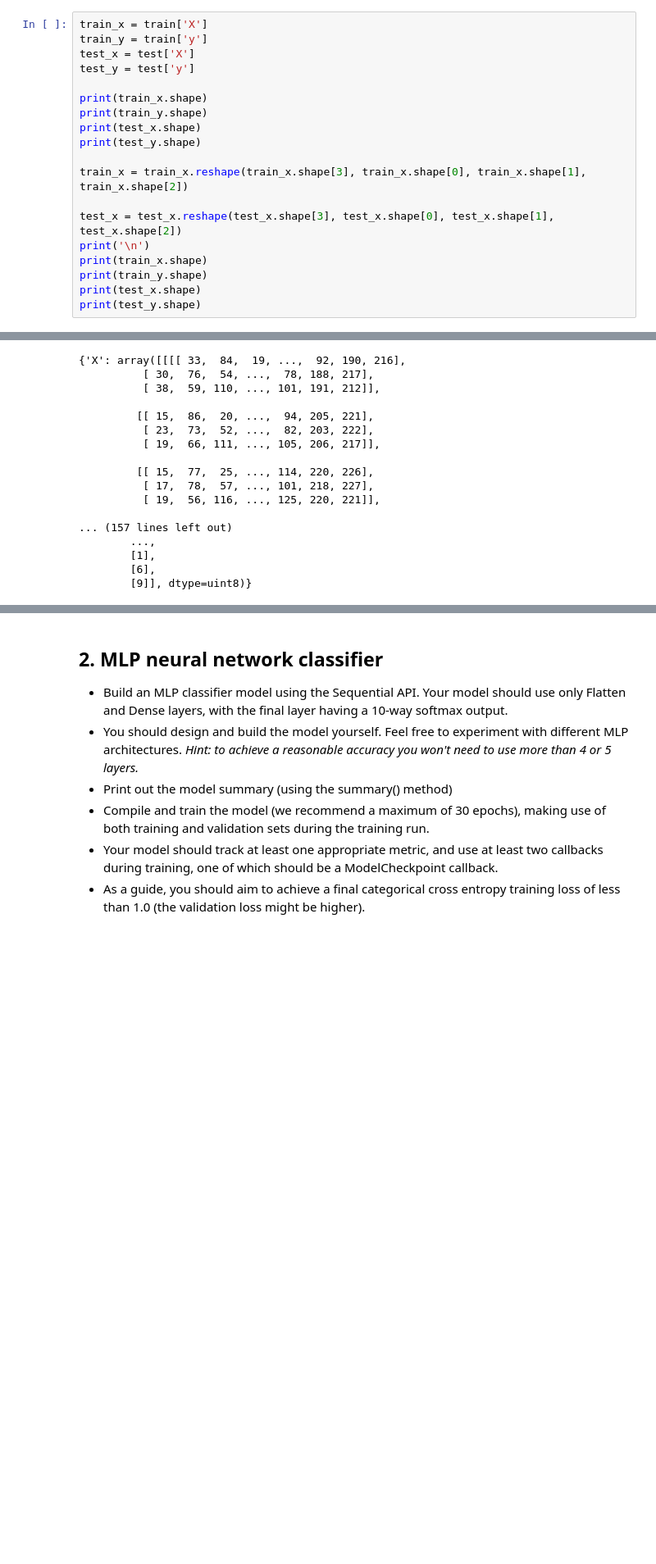
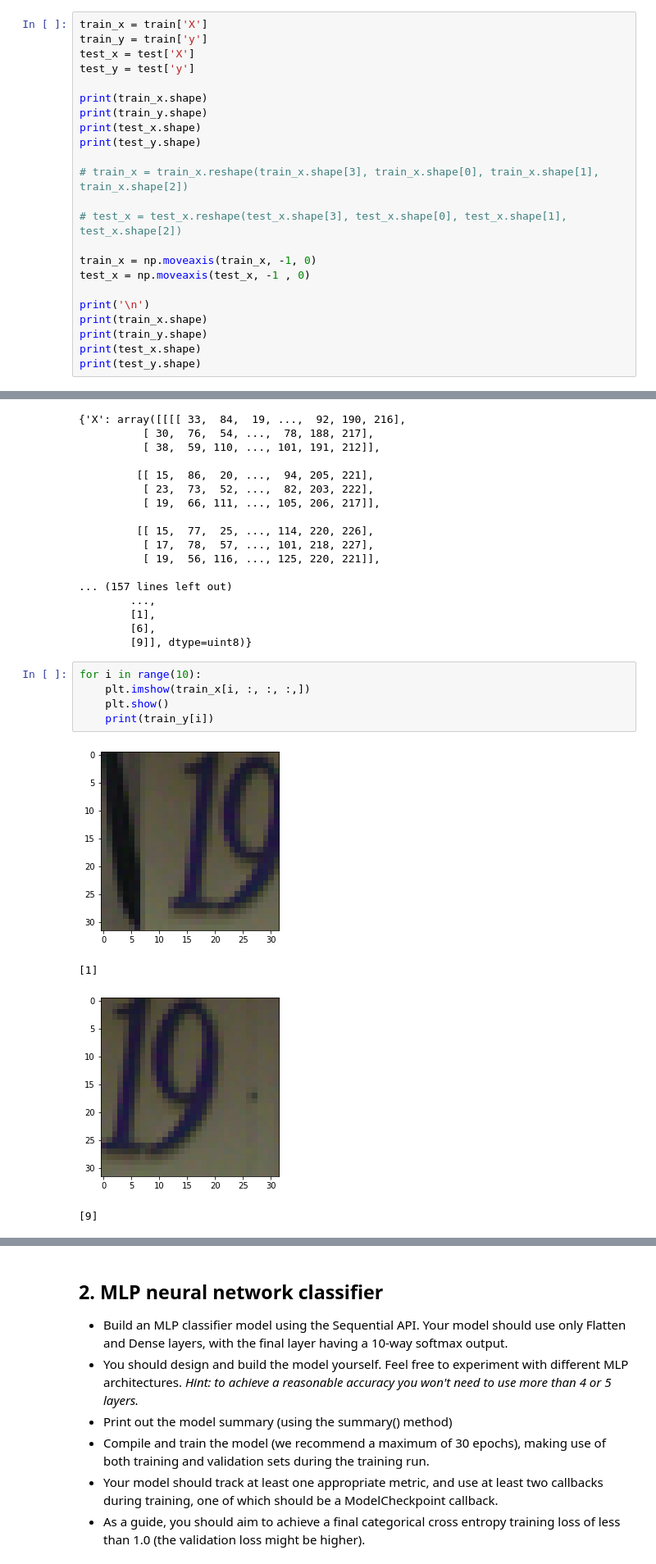
Before and after one commit to Arush0113/ArushTensorflowRepo, a Jupyter notebook: Capstone_Project.ipynb, the cells around one changed output, grey strips where cells are left out. Shown at 82% size. Saved outputs shown, nothing was run; the diff lists cells and outputs as text; blank space fills up the shorter version.

```diff
--- a/Capstone_Project.ipynb
+++ b/Capstone_Project.ipynb
@@ -62,9 +68,13 @@ print(train_y.shape)
 print(test_x.shape)
 print(test_y.shape)
 
-train_x = train_x.reshape(train_x.shape[3], train_x.shape[0], train_x.shape[1], train_x.shape[2])
+# train_x = train_x.reshape(train_x.shape[3], train_x.shape[0], train_x.shape[1], train_x.shape[2])
 
-test_x = test_x.reshape(test_x.shape[3], test_x.shape[0], test_x.shape[1], test_x.shape[2])
+# test_x = test_x.reshape(test_x.shape[3], test_x.shape[0], test_x.shape[1], test_x.shape[2])
+
+train_x = np.moveaxis(train_x, -1, 0)
+test_x = np.moveaxis(test_x, -1 , 0)
+
 print('\n')
 print(train_x.shape)
 print(train_y.shape)
@@ -101,3 +111,13 @@ train
         [1],
         [6],
         [9]], dtype=uint8)}
+# %%
+for i in range(10):
+    plt.imshow(train_x[i, :, :, :,])
+    plt.show()
+    print(train_y[i])
+# %% [output]
+[figure, added]
+[1]
+[figure, added]
+[9]
```
Also changed, not shown: parts of 2 cells of this notebook.
